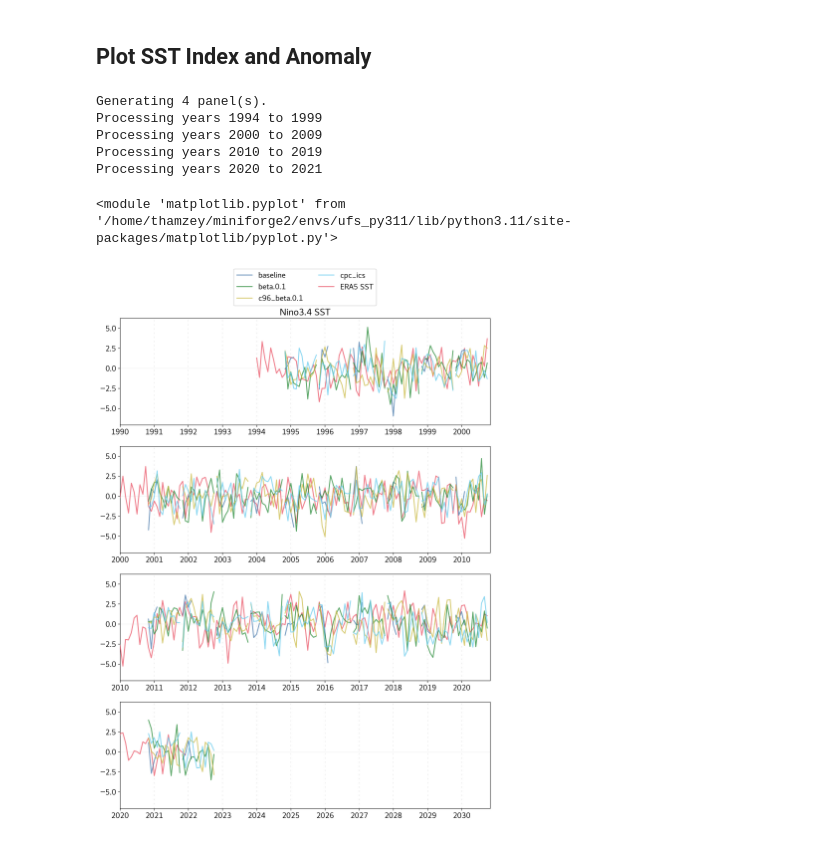
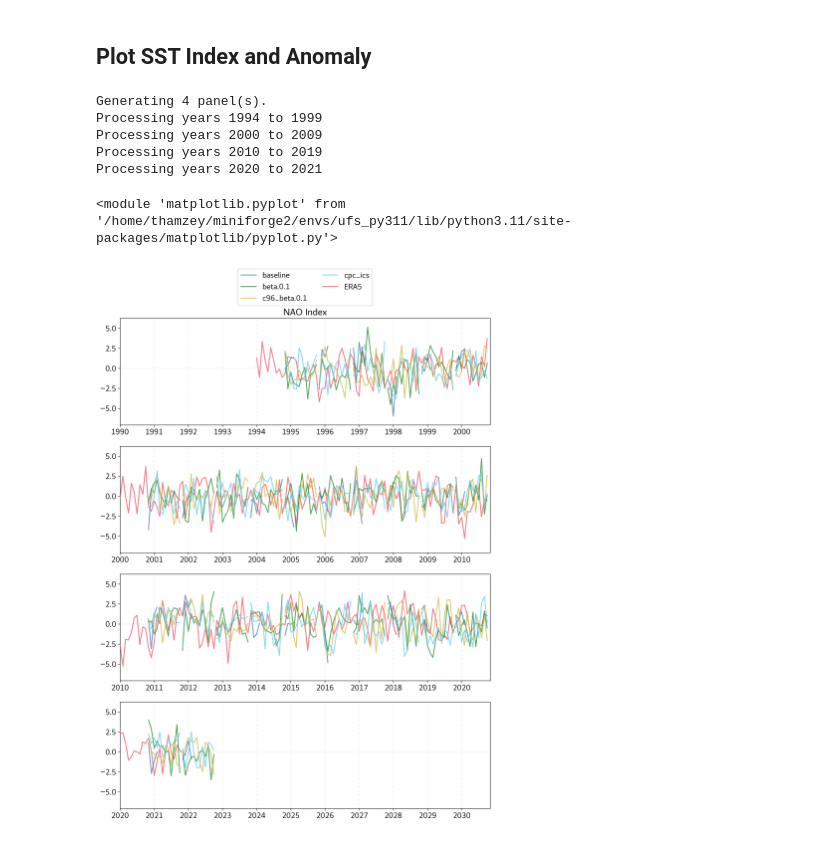
Before and after one commit to ufs-community/ufs-analysis, a Jupyter notebook: notebooks/sfs/nao/default/nao-index-ens_means.ipynb, the cells around one changed output. Cells and saved outputs as stored; diff of their text form; code cells hidden in the pictures.

Commit message:
fix plot title in nao ens_means, pna ens_means not done yet

```diff
--- a/notebooks/sfs/nao/default/nao-index-ens_means.ipynb
+++ b/notebooks/sfs/nao/default/nao-index-ens_means.ipynb
@@ -103,15 +103,15 @@ era5_ds_nao = (era5_da_2 - era5_da_1).to_dataset()
 # %%
 stats.plot_index_spaghetti(ufs_stats={'monthly_mean': ufs_ds_nao[ufs_vars_list[0]]},
                            verif_stats={'monthly_mean': era5_ds_nao[era5_var]},
                            calc_anomaly=False,
-                           title=f'Nino3.4 SST',
-                           verif_label='ERA5 SST',
+                           title=f'NAO Index',
+                           verif_label='ERA5',
                            dpi=300)
 # %% [output]
 Generating 4 panel(s).
 Processing years 1994 to 1999
 Processing years 2000 to 2009
 Processing years 2010 to 2019
 Processing years 2020 to 2021
 <module 'matplotlib.pyplot' from '/home/thamzey/miniforge2/envs/ufs_py311/lib/python3.11/site-packages/matplotlib/pyplot.py'>
-[figure, old version]
+[figure, new version]
```
Also changed, not shown: 2 other files.
